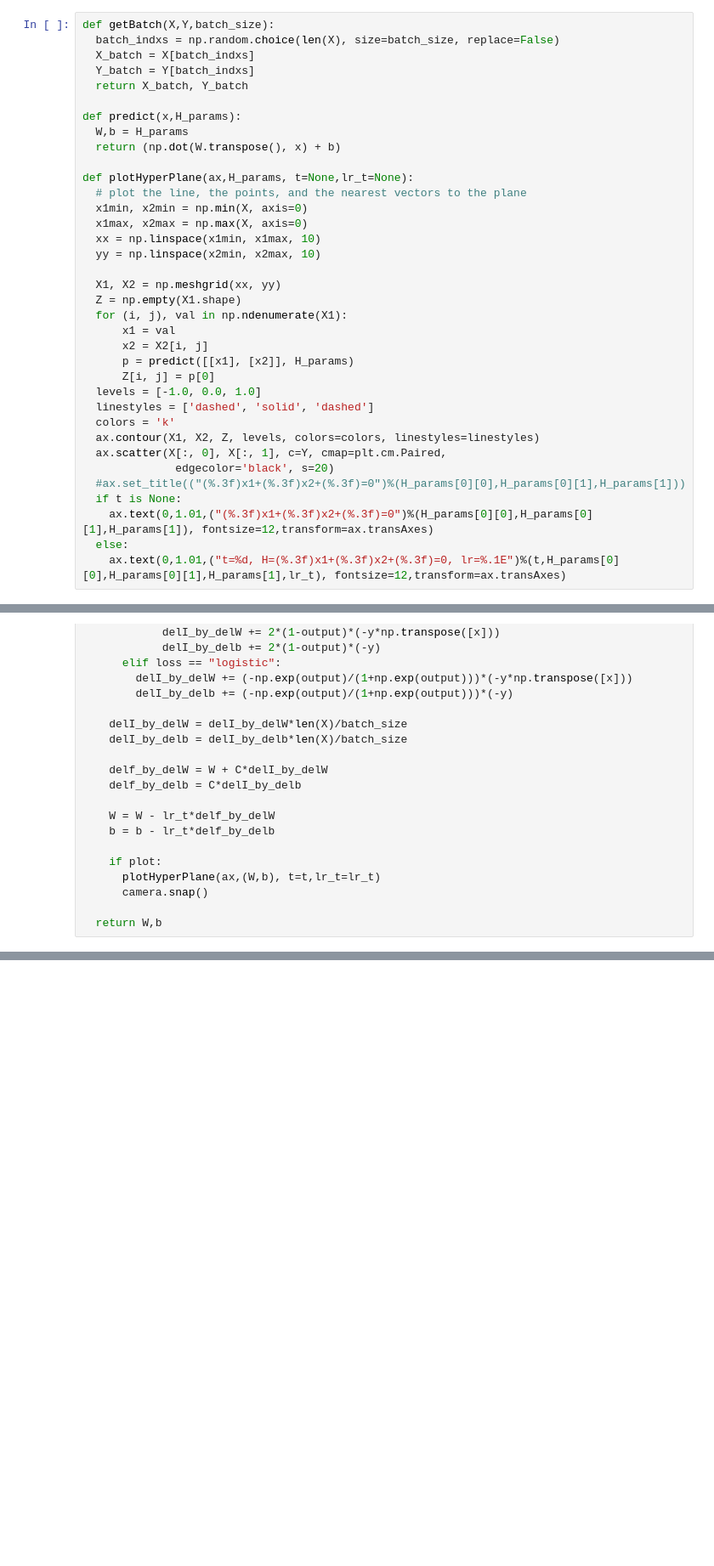
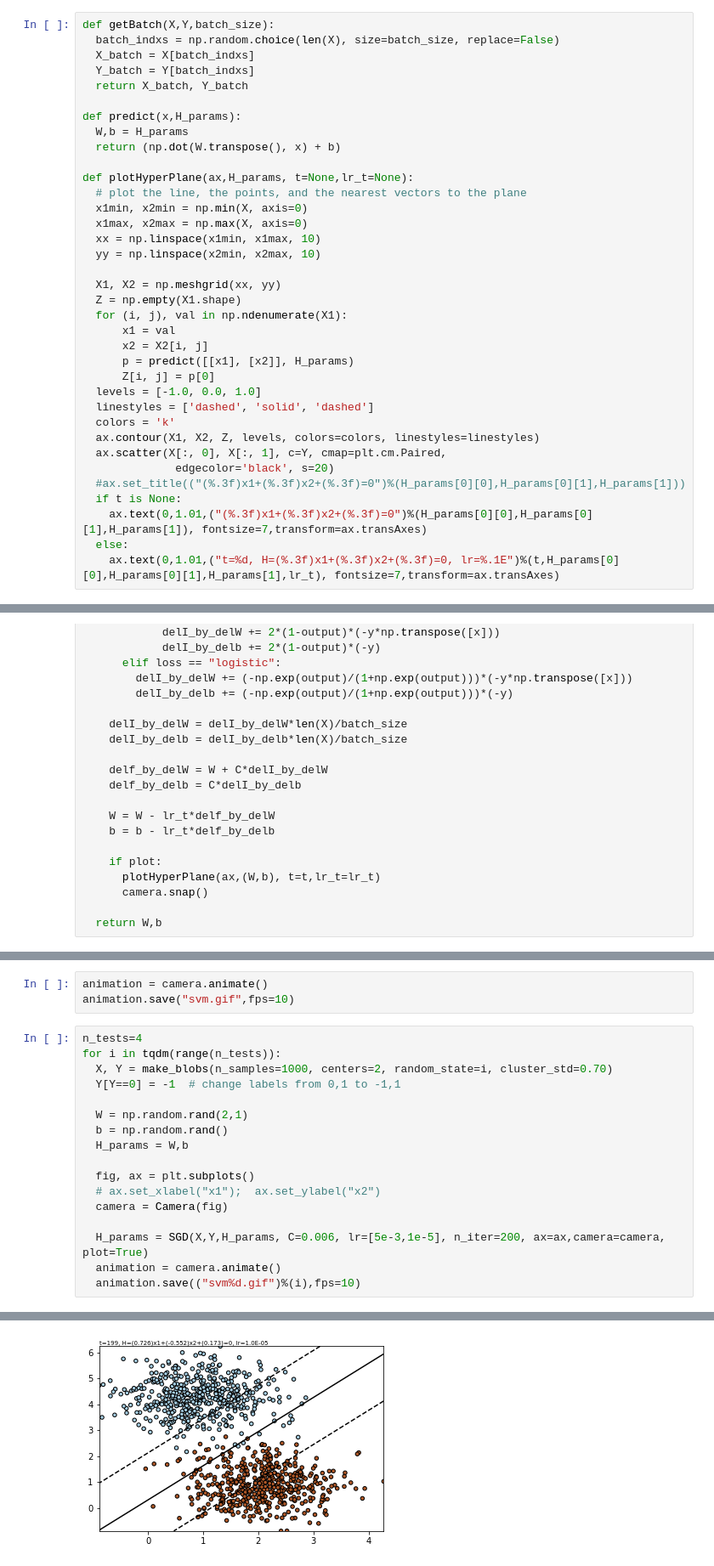
Before and after one commit to shyamgupta196/deploy, a Jupyter notebook: SVM.ipynb, the cells around one changed output, grey strips where cells are left out. Shown at 85% size. Saved outputs shown, nothing was run; the diff lists cells and outputs as text; blank space fills up the shorter version.

```diff
--- a/SVM.ipynb
+++ b/SVM.ipynb
@@ -68,9 +69,9 @@ def plotHyperPlane(ax,H_params, t=None,lr_t=None):
               edgecolor='black', s=20)
   #ax.set_title(("(%.3f)x1+(%.3f)x2+(%.3f)=0")%(H_params[0][0],H_params[0][1],H_params[1]))
   if t is None:
-    ax.text(0,1.01,("(%.3f)x1+(%.3f)x2+(%.3f)=0")%(H_params[0][0],H_params[0][1],H_params[1]), fontsize=12,transform=ax.transAxes)
+    ax.text(0,1.01,("(%.3f)x1+(%.3f)x2+(%.3f)=0")%(H_params[0][0],H_params[0][1],H_params[1]), fontsize=7,transform=ax.transAxes)
   else:
-    ax.text(0,1.01,("t=%d, H=(%.3f)x1+(%.3f)x2+(%.3f)=0, lr=%.1E")%(t,H_params[0][0],H_params[0][1],H_params[1],lr_t), fontsize=12,transform=ax.transAxes)
+    ax.text(0,1.01,("t=%d, H=(%.3f)x1+(%.3f)x2+(%.3f)=0, lr=%.1E")%(t,H_params[0][0],H_params[0][1],H_params[1],lr_t), fontsize=7,transform=ax.transAxes)
 # %%
 def SGD(X,Y,H_params,C,lr,n_iter, batch_size=50, loss="hinge", ax=None,camera=None,plot=False):
   W,b = H_params
@@ -155,0 +137,21 @@ array([0, 1, 1, 1, 1, 1, 1, 0, 1, 0, 1, 1, 1, 0, 1, 0, 1, 1, 0, 0, 0, 1,
+# %%
+animation = camera.animate()
+animation.save("svm.gif",fps=10)
+# %%
+n_tests=4
+for i in tqdm(range(n_tests)):
+  X, Y = make_blobs(n_samples=1000, centers=2, random_state=i, cluster_std=0.70)
+  Y[Y==0] = -1  # change labels from 0,1 to -1,1
+
+  W = np.random.rand(2,1)
+  b = np.random.rand()
+  H_params = W,b
+
+  fig, ax = plt.subplots()
+  # ax.set_xlabel("x1");  ax.set_ylabel("x2")
+  camera = Camera(fig)
+
+  H_params = SGD(X,Y,H_params, C=0.006, lr=[5e-3,1e-5], n_iter=200, ax=ax,camera=camera, plot=True)
+  animation = camera.animate()
+  animation.save(("svm%d.gif")%(i),fps=10)
+# %% [output]
@@ -155,0 +162 @@ array([0, 1, 1, 1, 1, 1, 1, 0, 1, 0, 1, 1, 1, 0, 1, 0, 1, 1, 0, 0, 0, 1,
+[figure, added]
```
Also changed, not shown: parts of 6 cells of this notebook.
